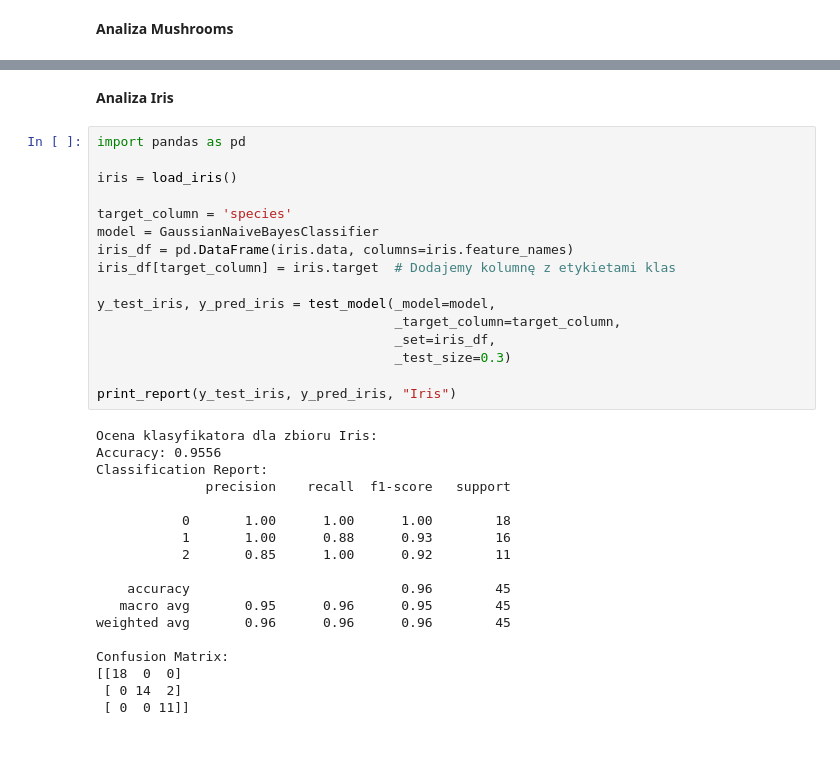
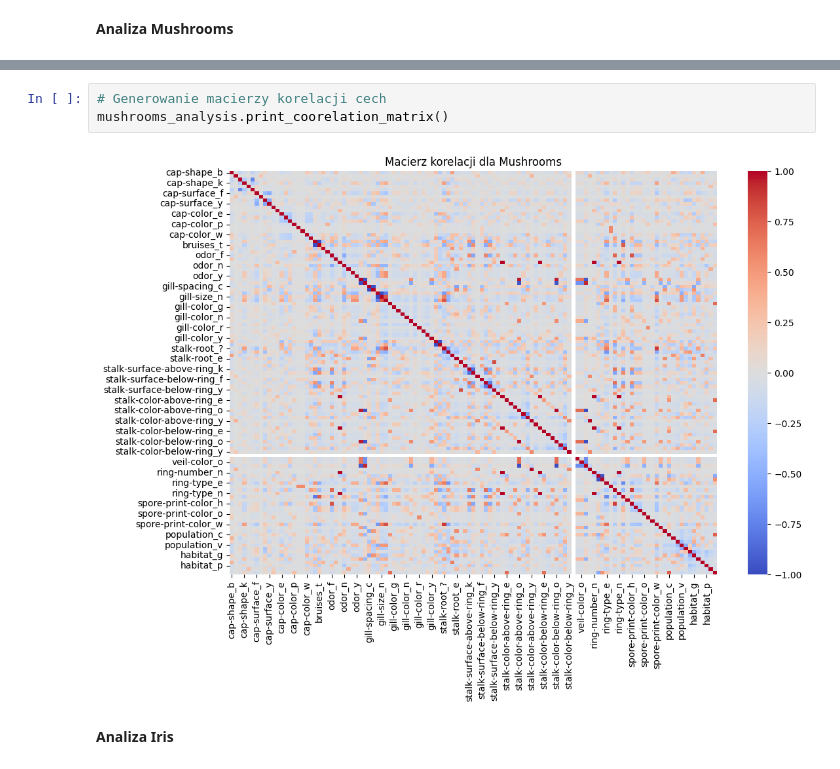
Before and after one commit to FalcO0O/Statystyka-projekt-AGH, a Jupyter notebook: statystyka1.ipynb, the cells around one changed output, grey strips where cells are left out. Drawn from its saved outputs; the diff is of its cells as text.

```diff
--- a/statystyka1.ipynb
+++ b/statystyka1.ipynb
@@ -417,36 +493,7 @@ plt.show()
+# %%
+# Generowanie macierzy korelacji cech
+mushrooms_analysis.print_coorelation_matrix()
+# %% [output]
+[figure, added]
 # %% [markdown]
 **Analiza Iris**
-# %%
-import pandas as pd
-
-iris = load_iris()
-
-target_column = 'species'
-model = GaussianNaiveBayesClassifier
-iris_df = pd.DataFrame(iris.data, columns=iris.feature_names)
-iris_df[target_column] = iris.target  # Dodajemy kolumnę z etykietami klas
-
-y_test_iris, y_pred_iris = test_model(_model=model,
-                                      _target_column=target_column,
-                                      _set=iris_df,
-                                      _test_size=0.3)
-
-print_report(y_test_iris, y_pred_iris, "Iris")
-# %% [output]
-Ocena klasyfikatora dla zbioru Iris:
-Accuracy: 0.9556
-Classification Report:
-              precision    recall  f1-score   support
-
-           0       1.00      1.00      1.00        18
-           1       1.00      0.88      0.93        16
-           2       0.85      1.00      0.92        11
-
-    accuracy                           0.96        45
-   macro avg       0.95      0.96      0.95        45
-weighted avg       0.96      0.96      0.96        45
-
-Confusion Matrix:
-[[18  0  0]
- [ 0 14  2]
- [ 0  0 11]]
```
Also changed, not shown: parts of 35 cells of this notebook.
